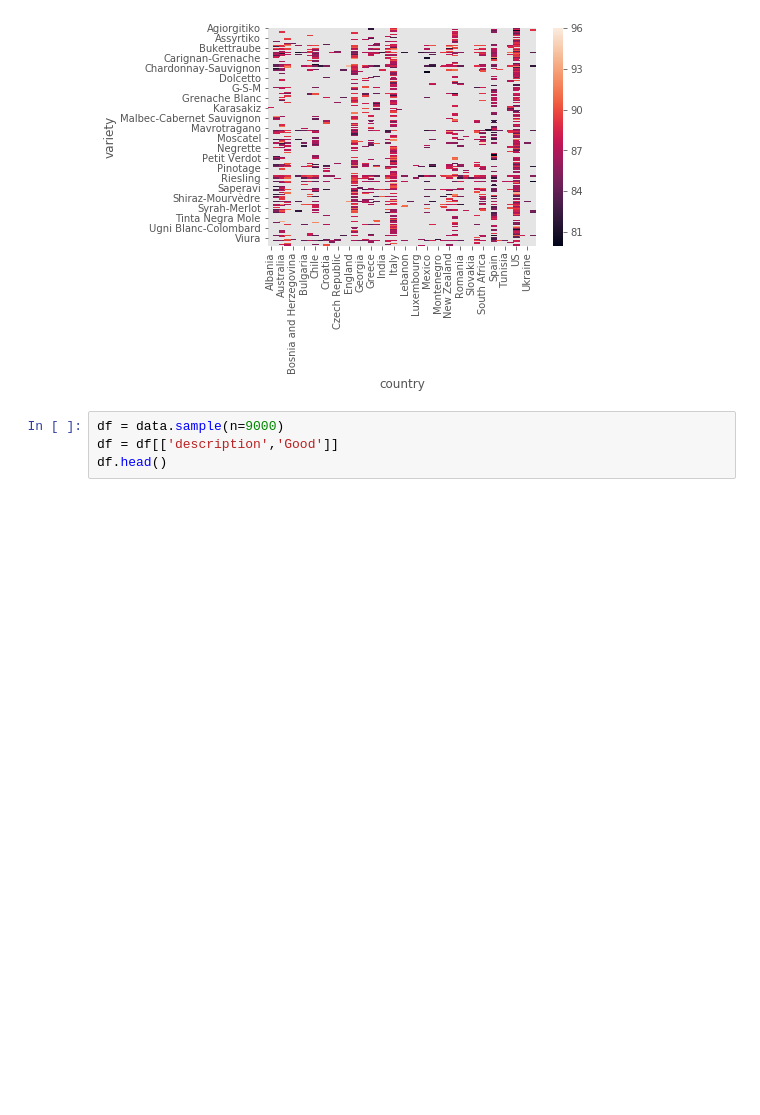
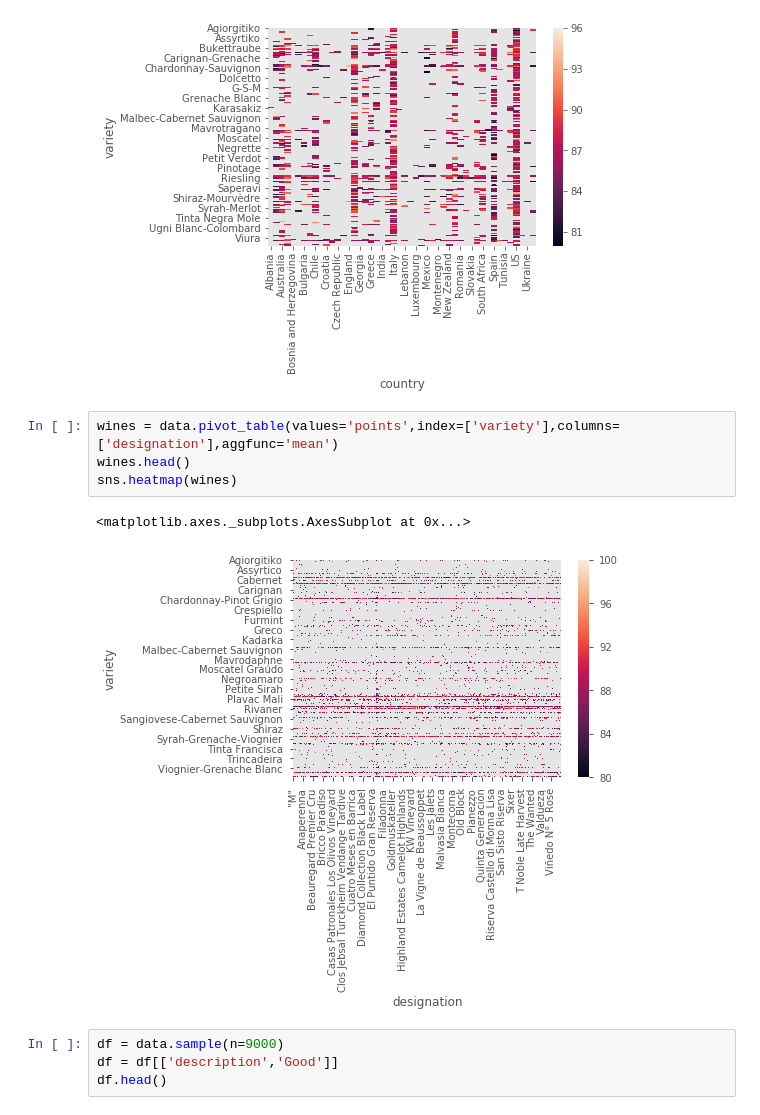
Before and after one commit to stoltzmaniac/wine-reviews-kaggle, a Jupyter notebook: Wine Analysis.ipynb, the cells around one changed output. Drawn from its saved outputs; the diff is of its cells as text; blank space fills up the shorter version.

```diff
--- a/Wine Analysis.ipynb
+++ b/Wine Analysis.ipynb
@@ -81,6 +81,13 @@ sns.heatmap(wines)
 # %% [output]
 <matplotlib.axes._subplots.AxesSubplot at 0x...>
 [figure]
+# %%
+wines = data.pivot_table(values='points',index=['variety'],columns=['designation'],aggfunc='mean')
+wines.head()
+sns.heatmap(wines)
+# %% [output]
+<matplotlib.axes._subplots.AxesSubplot at 0x...>
+[figure, added]
 # %%
 df = data.sample(n=9000)
 df = df[['description','Good']]
```
Also changed, not shown: 3 other files.
